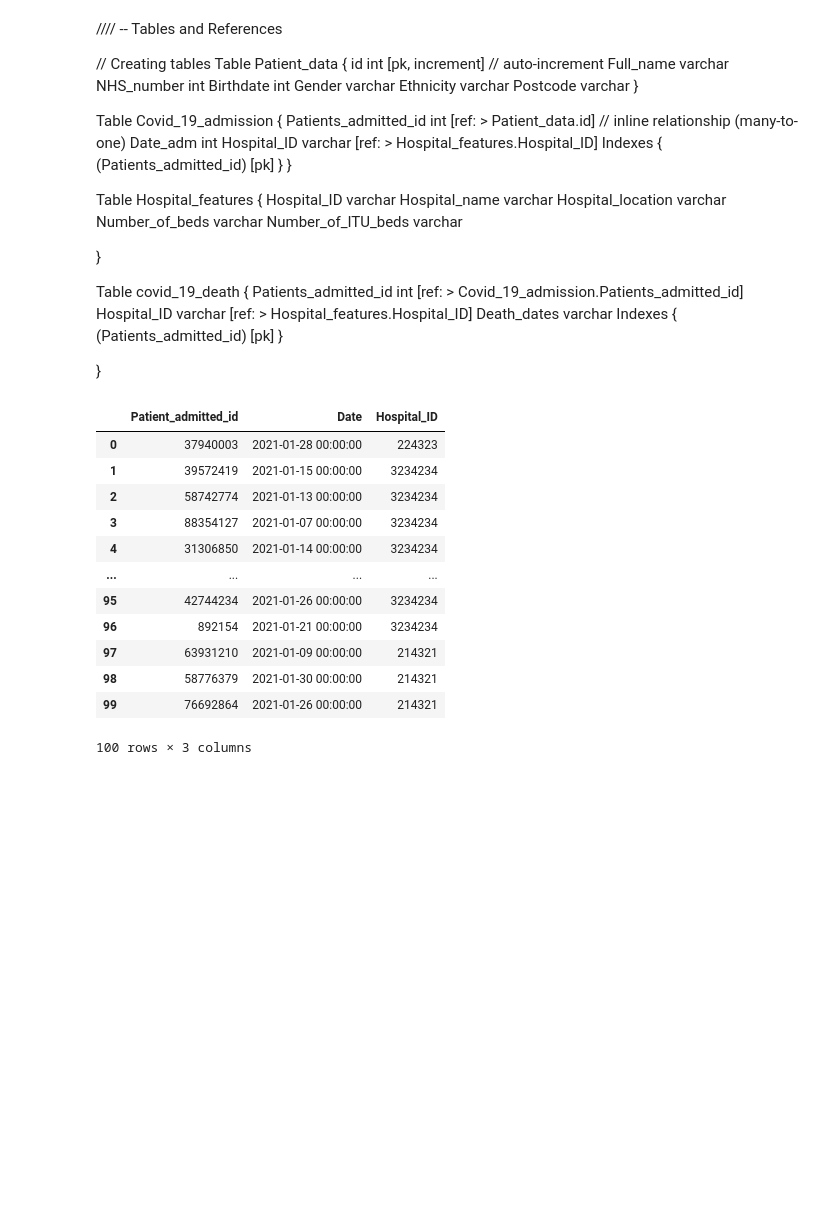
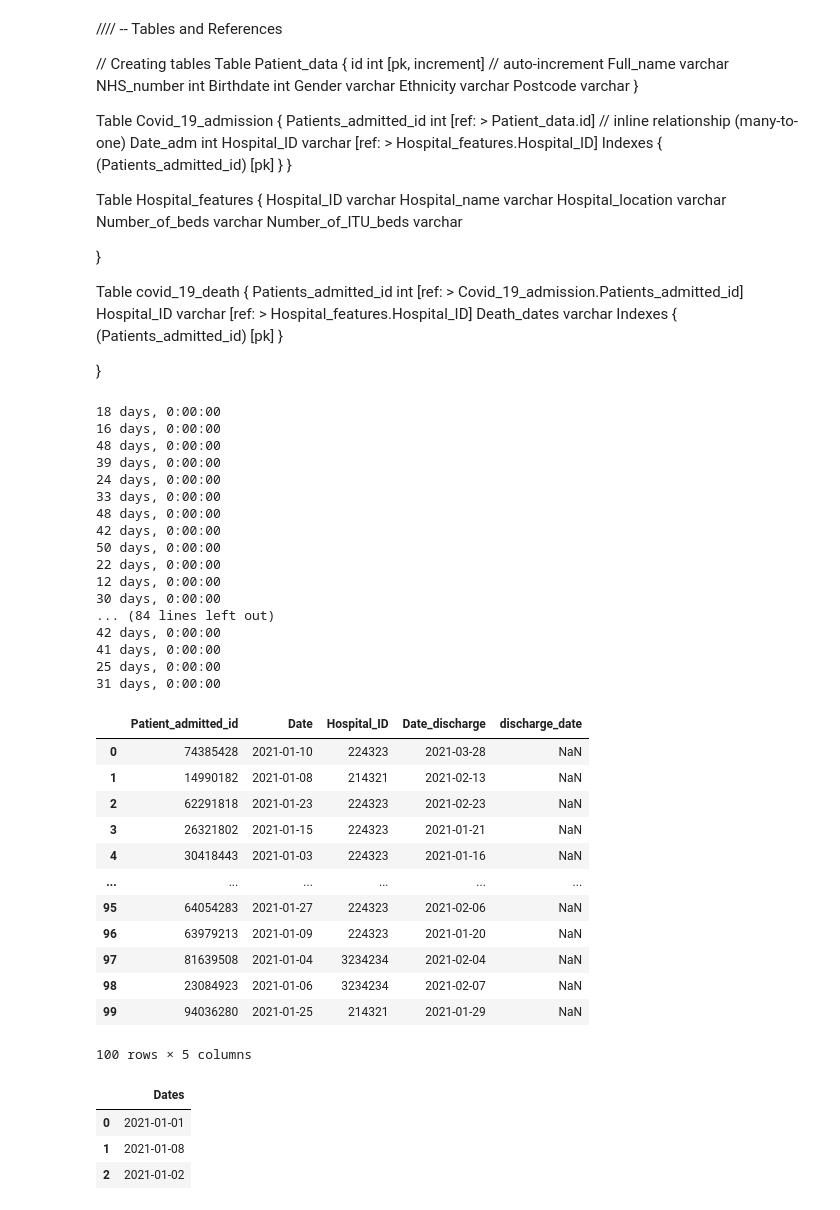
Before and after one commit to Manuel-DominguezCBG/SQL2Dashboard, a Jupyter notebook: Fake_database/1_Creating_the_fake_database.ipynb, the cells around one changed output. Saved outputs shown, nothing was run; the diff lists cells and outputs as text; code cells hidden in the pictures; blank space fills up the shorter version.

```diff
--- a/Fake_database/1_Creating_the_fake_database.ipynb
+++ b/Fake_database/1_Creating_the_fake_database.ipynb
@@ -435,20 +372,44 @@ Table covid_19_death {
 
 
 }
-# %%
-covid_19_admission = pd.read_sql_query("SELECT * FROM covid_19_admission", conn)
-covid_19_admission
-# %% [output]
-|  | Patient_admitted_id | Date | Hospital_ID |
-| 0 | 37940003 | 2021-01-28 00:00:00 | 224323 |
-| 1 | 39572419 | 2021-01-15 00:00:00 | 3234234 |
-| 2 | 58742774 | 2021-01-13 00:00:00 | 3234234 |
-| 3 | 88354127 | 2021-01-07 00:00:00 | 3234234 |
-| 4 | 31306850 | 2021-01-14 00:00:00 | 3234234 |
-| ... | ... | ... | ... |
-| 95 | 42744234 | 2021-01-26 00:00:00 | 3234234 |
-| 96 | 892154 | 2021-01-21 00:00:00 | 3234234 |
-| 97 | 63931210 | 2021-01-09 00:00:00 | 214321 |
-| 98 | 58776379 | 2021-01-30 00:00:00 | 214321 |
-| 99 | 76692864 | 2021-01-26 00:00:00 | 214321 |
-100 rows × 3 columns
+# %%
+covid_19_admission_df['Diff'] = covid_19_admission_df.Date - covid_19_admission_df.Date_discharge
+# %%
+futures_days = [random.randint(3, 50) for x in range(len(covid_19_admission_df))]
+covid_19_admission_df["ololo"] = covid_19_admission_df["Date"] + timedelta(days=futures_days)
+# %%
+for idx, value in covid_19_admission_df.iloc[:,3].iteritems():
+    covid_19_admission_df.loc[idx, ['discharge_date']] = covid_19_admission_df.loc[idx, ['Date']] + timedelta(days=random.randint(3, 50))
+    print(timedelta(days=random.randint(3, 50)))
+covid_19_admission_df
+# %% [output]
+18 days, 0:00:00
+16 days, 0:00:00
+48 days, 0:00:00
+39 days, 0:00:00
+24 days, 0:00:00
+33 days, 0:00:00
+48 days, 0:00:00
+42 days, 0:00:00
+50 days, 0:00:00
+22 days, 0:00:00
+12 days, 0:00:00
+30 days, 0:00:00
+... (84 lines left out)
+42 days, 0:00:00
+41 days, 0:00:00
+25 days, 0:00:00
+31 days, 0:00:00
+|  | Patient_admitted_id | Date | Hospital_ID | Date_discharge | discharge_date |
+| 0 | 74385428 | 2021-01-10 | 224323 | 2021-03-28 | NaN |
+| 1 | 14990182 | 2021-01-08 | 214321 | 2021-02-13 | NaN |
+| 2 | 62291818 | 2021-01-23 | 224323 | 2021-02-23 | NaN |
+| 3 | 26321802 | 2021-01-15 | 224323 | 2021-01-21 | NaN |
+| 4 | 30418443 | 2021-01-03 | 224323 | 2021-01-16 | NaN |
+| ... | ... | ... | ... | ... | ... |
+| 95 | 64054283 | 2021-01-27 | 224323 | 2021-02-06 | NaN |
+| 96 | 63979213 | 2021-01-09 | 224323 | 2021-01-20 | NaN |
+| 97 | 81639508 | 2021-01-04 | 3234234 | 2021-02-04 | NaN |
+| 98 | 23084923 | 2021-01-06 | 3234234 | 2021-02-07 | NaN |
+| 99 | 94036280 | 2021-01-25 | 214321 | 2021-01-29 | NaN |
+100 rows × 5 columns
@@ -454,0 +418,11 @@ covid_19_admission
+# %%
+data = {'Dates': ['2021-01-01','2021-01-08','2021-01-02']}
+
+dates = pd.DataFrame(data, columns=['Dates'])
+
+dates
+# %% [output]
+|  | Dates |
+| 0 | 2021-01-01 |
+| 1 | 2021-01-08 |
+| 2 | 2021-01-02 |
```
Also changed, not shown: parts of 12 cells of this notebook, 5 other files.
